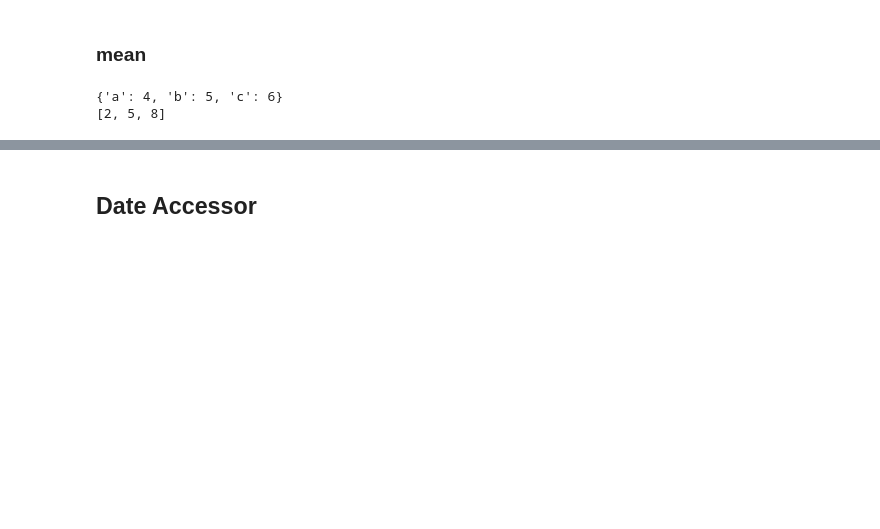
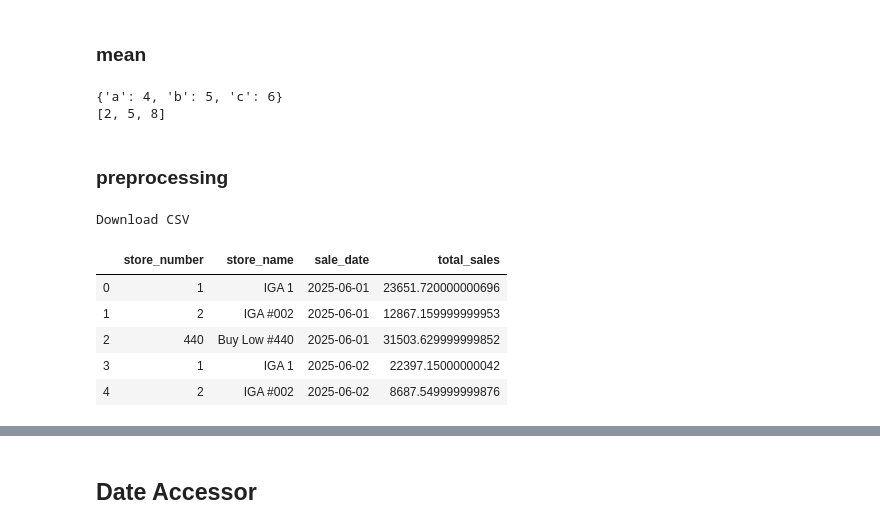
Before and after one commit to C5m7b4/atrax, a Jupyter notebook: playground.ipynb, the cells around one changed output, grey strips where cells are left out. Saved outputs shown, nothing was run; the diff lists cells and outputs as text; code cells hidden in the pictures; blank space fills up the shorter version.

```diff
--- a/playground.ipynb
+++ b/playground.ipynb
@@ -1771,3 +1771,17 @@ print(ds.mean(axis=1))  # [2, 5, 8]
 # %% [output]
 {'a': 4, 'b': 5, 'c': 6}
 [2, 5, 8]
+# %% [markdown]
+### preprocessing
+# %%
+ds = tx.read_csv('sales_multi_store.csv')
+# %%
+ds.head()
+# %% [output]
+Download CSV
+|  | store_number | store_name | sale_date | total_sales |
+| 0 | 1 | IGA 1 | 2025-06-01 | 23651.720000000696 |
+| 1 | 2 | IGA #002 | 2025-06-01 | 12867.159999999953 |
+| 2 | 440 | Buy Low #440 | 2025-06-01 | 31503.629999999852 |
+| 3 | 1 | IGA 1 | 2025-06-02 | 22397.15000000042 |
+| 4 | 2 | IGA #002 | 2025-06-02 | 8687.549999999876 |
```
Also changed, not shown: parts of 9 cells of this notebook, 5 other files.
